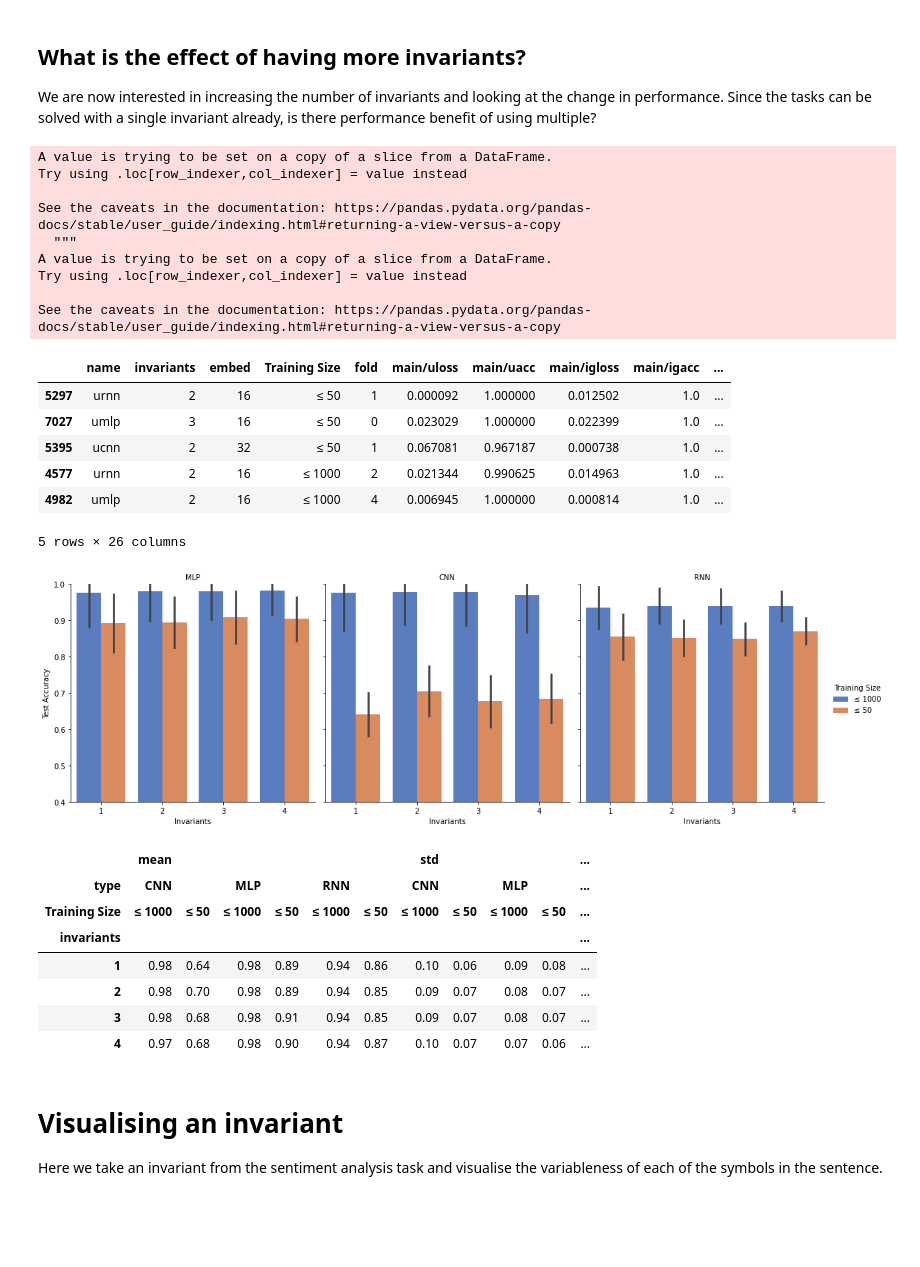
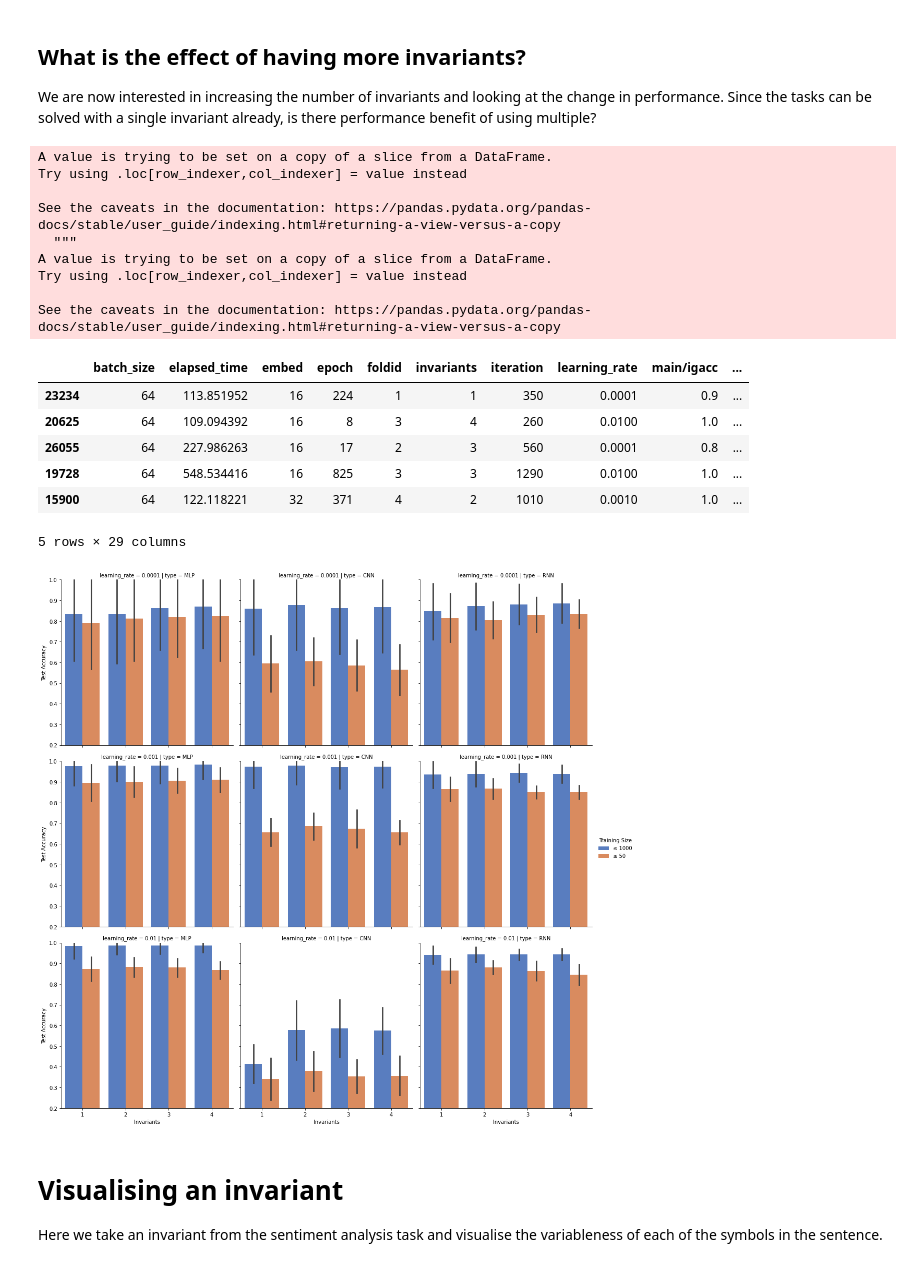
Before and after one commit to nuric/softuni, a Jupyter notebook: analyse_umlp_ucnn.ipynb, the cells around one changed output. Saved outputs shown, nothing was run; the diff lists cells and outputs as text; code cells hidden in the pictures; blank space fills up the shorter version.

```diff
--- a/analyse_umlp_ucnn.ipynb
+++ b/analyse_umlp_ucnn.ipynb
@@ -16,13 +15,16 @@ for type in umlp ucnn urnn; do
 done
 # %%
 # Load respective data
-df_umlp = pd.read_csv("umlp_results.csv")
+df_umlp = pd.read_csv("results/umlp_results.csv")
 # UMLP has an extra length column which is fixed and we don't need
 df_umlp = df_umlp.drop(columns=['length', 'symbols'])
-df_ucnn = pd.read_csv("ucnn_results.csv")
+df_umlp['type'] = 'mlp'
+df_ucnn = pd.read_csv("results/ucnn_results.csv")
 df_ucnn = df_ucnn.drop(columns=['symbols'])
-df_urnn = pd.read_csv("urnn_results.csv")
+df_ucnn['type'] = 'cnn'
+df_urnn = pd.read_csv("results/urnn_results.csv")
 df_urnn = df_urnn.drop(columns=['length'])
+df_urnn['type'] = 'rnn'
 df = pd.concat([df_umlp, df_ucnn, df_urnn])
 
 # The dataframe contain the training results at each iteration with experiment details
@@ -38,7 +40,6 @@ df.sample(5)
 # %%
 # We'll create some extra computed columns for convenience
-df['unification'] = ~df['name'].str.contains('base', regex=False) # Do we have unification enabled?
-df['type'] = df['name'].apply(lambda s: s[-3:]) # What network type is this?
+df['unification'] = ~df['nouni'] # Do we have unification enabled?
 df['test/acc'] = df['test/main/uacc'].where(df.unification, df['test/main/oacc']) # Which test accuracy to pick?
 df['test/er'] = 1-df['test/acc'] # Test error rate
 df.sample(5)
@@ -108,8 +155,8 @@ dfu = df[df.unification]
 
 # Fix column names etc. for plotting
 dfu['type'] = dfu['type'].str.upper()
-dfu['tsize'] = np.where((dfu.tsize == 0) | (dfu.tsize == 1000), '≤ 1000', '≤ 50')
-dfu = dfu.rename(columns={'tsize': 'Training Size'})
+dfu['train_size'] = np.where((dfu.train_size == 0) | (dfu.train_size == 1000), '≤ 1000', '≤ 50')
+dfu = dfu.rename(columns={'train_size': 'Training Size'})
 
 dfu.sample(5)
 # %% [output]
@@ -122,37 +169,24 @@ A value is trying to be set on a copy of a slice from a DataFrame.
 Try using .loc[row_indexer,col_indexer] = value instead
 
 See the caveats in the documentation: https://pandas.pydata.org/pandas-docs/stable/user_guide/indexing.html#returning-a-view-versus-a-copy
-|  | name | invariants | embed | Training Size | fold | main/uloss | main/uacc | main/igloss | main/igacc | ... |
-| 5297 | urnn | 2 | 16 | ≤ 50 | 1 | 0.000092 | 1.000000 | 0.012502 | 1.0 | ... |
-| 7027 | umlp | 3 | 16 | ≤ 50 | 0 | 0.023029 | 1.000000 | 0.022399 | 1.0 | ... |
-| 5395 | ucnn | 2 | 32 | ≤ 50 | 1 | 0.067081 | 0.967187 | 0.000738 | 1.0 | ... |
-| 4577 | urnn | 2 | 16 | ≤ 1000 | 2 | 0.021344 | 0.990625 | 0.014963 | 1.0 | ... |
-| 4982 | umlp | 2 | 16 | ≤ 1000 | 4 | 0.006945 | 1.000000 | 0.000814 | 1.0 | ... |
+|  | batch_size | elapsed_time | embed | epoch | foldid | invariants | iteration | learning_rate | main/igacc | ... |
+| 23234 | 64 | 113.851952 | 16 | 224 | 1 | 1 | 350 | 0.0001 | 0.9 | ... |
+| 20625 | 64 | 109.094392 | 16 | 8 | 3 | 4 | 260 | 0.0100 | 1.0 | ... |
+| 26055 | 64 | 227.986263 | 16 | 17 | 2 | 3 | 560 | 0.0001 | 0.8 | ... |
+| 19728 | 64 | 548.534416 | 16 | 825 | 3 | 3 | 1290 | 0.0100 | 1.0 | ... |
+| 15900 | 64 | 122.118221 | 32 | 371 | 4 | 2 | 1010 | 0.0010 | 1.0 | ... |
-5 rows × 26 columns
+5 rows × 29 columns
 # %%
 # Plot the test accuracy
 g = sns.catplot(x='invariants', y='test/acc', hue='Training Size',
-                col='type', kind='bar', ci='sd', data=dfu, palette='muted')
-g.set_titles("{col_name}")
+                col='type', row='learning_rate', kind='bar', ci='sd', data=dfu, palette='muted')
+#g.set_titles("{col_name}")
 g.set_ylabels("Test Accuracy")
 g.set_xlabels("Invariants")
-plt.ylim(0.4, 1.0)
-g.savefig("umlp_ucnn_invs_plot.pdf", bbox_inches='tight')
+plt.ylim(0.2, 1.0)
+g.savefig("results/umlp_ucnn_invs_plot.pdf", bbox_inches='tight')
 # %% [output]
-[figure, old version]
+[figure, new version]
-# %%
-# And in tabular format
-pd.pivot_table(dfu, index='invariants', columns=['type', 'Training Size'],
-               values='test/acc', aggfunc=[np.mean, np.std]).round(2)
-# %% [output]
-|  | mean |  |  |  |  |  | std |  |  |  | ... |
-| type | CNN |  | MLP |  | RNN |  | CNN |  | MLP |  | ... |
-| Training Size | ≤ 1000 | ≤ 50 | ≤ 1000 | ≤ 50 | ≤ 1000 | ≤ 50 | ≤ 1000 | ≤ 50 | ≤ 1000 | ≤ 50 | ... |
-| invariants |  |  |  |  |  |  |  |  |  |  | ... |
-| 1 | 0.98 | 0.64 | 0.98 | 0.89 | 0.94 | 0.86 | 0.10 | 0.06 | 0.09 | 0.08 | ... |
-| 2 | 0.98 | 0.70 | 0.98 | 0.89 | 0.94 | 0.85 | 0.09 | 0.07 | 0.08 | 0.07 | ... |
-| 3 | 0.98 | 0.68 | 0.98 | 0.91 | 0.94 | 0.85 | 0.09 | 0.07 | 0.08 | 0.07 | ... |
-| 4 | 0.97 | 0.68 | 0.98 | 0.90 | 0.94 | 0.87 | 0.10 | 0.07 | 0.07 | 0.06 | ... |
 # %% [markdown]
 # Visualising an invariant
 Here we take an invariant from the sentiment analysis task and visualise the variableness of each of the symbols in the sentence.
```
Also changed, not shown: parts of 8 cells of this notebook, 4 other files.
